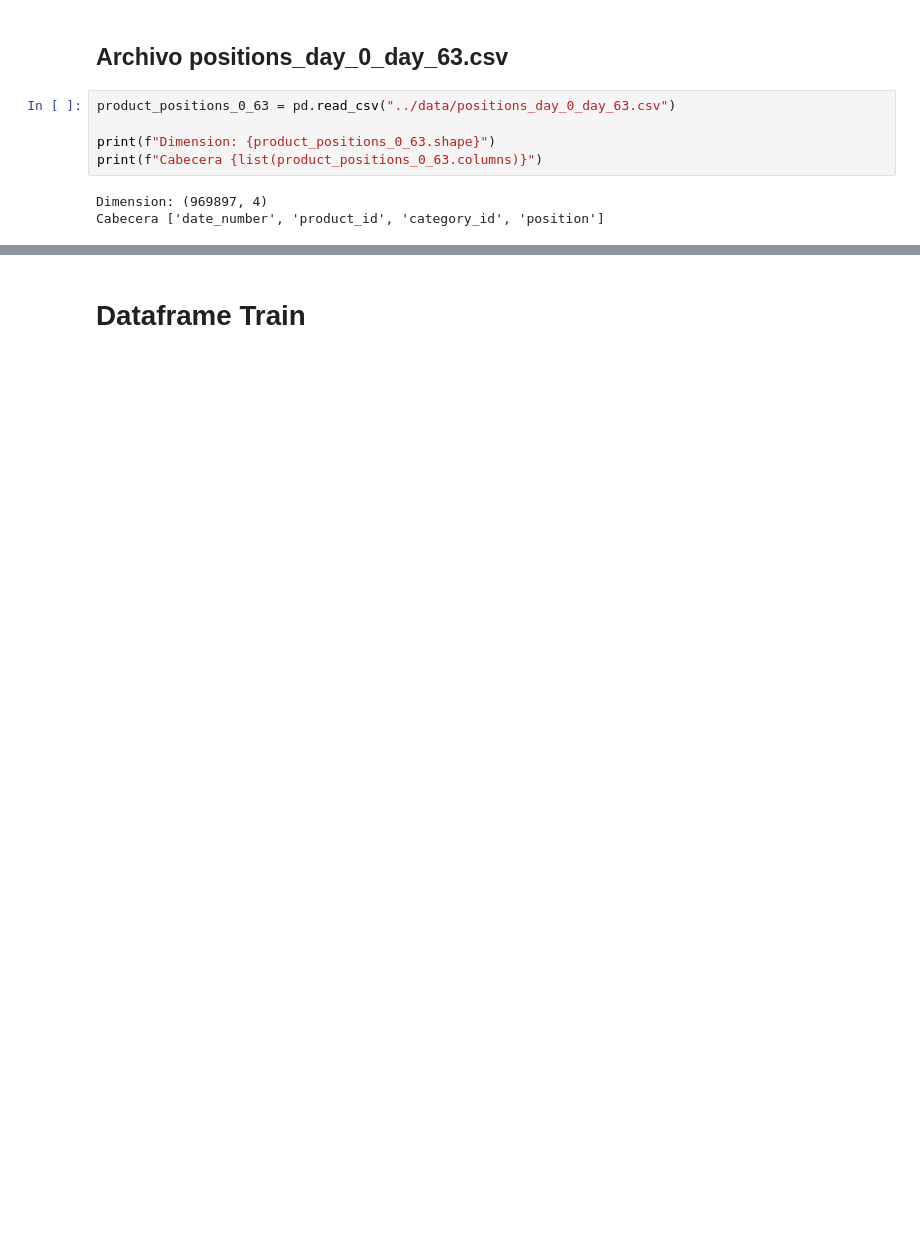
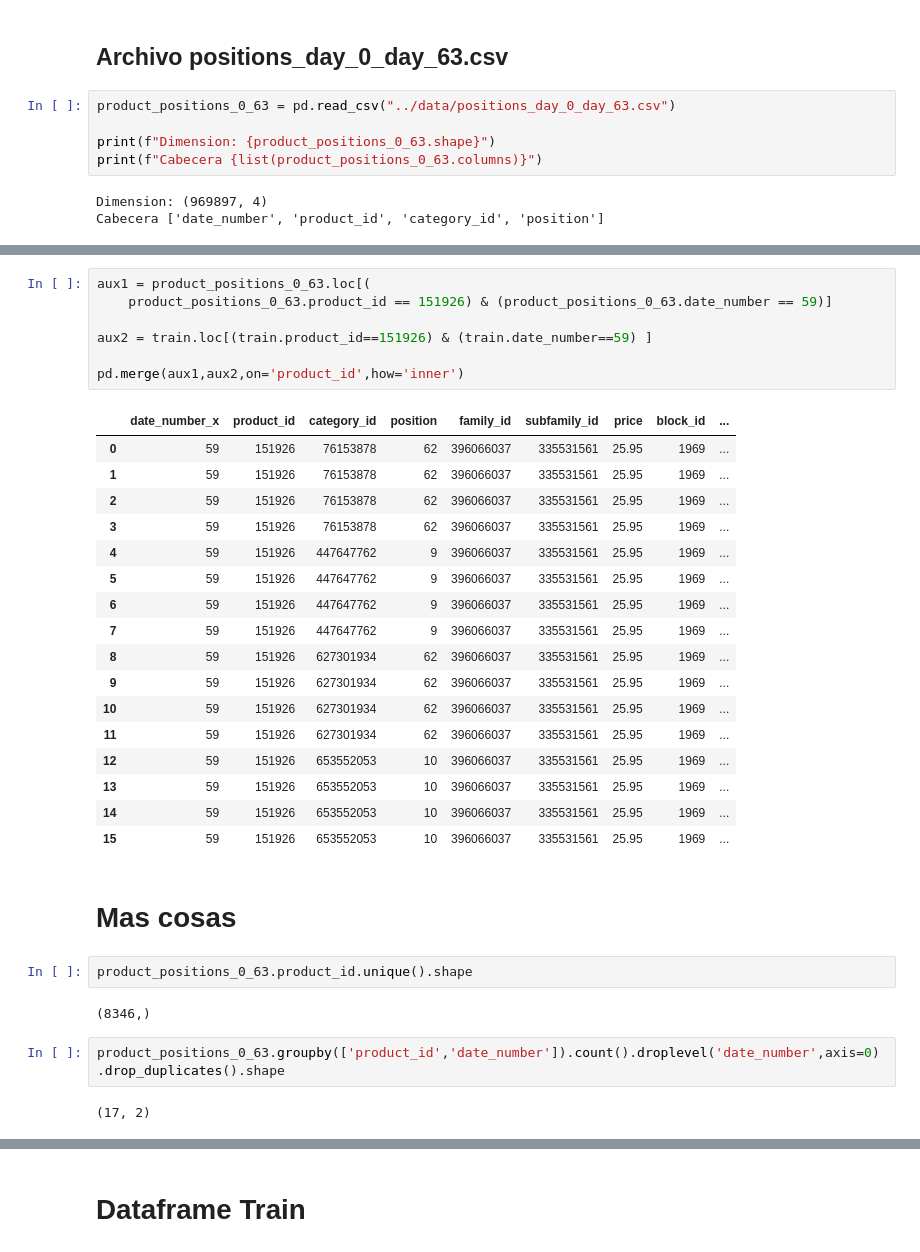
Before and after one commit to rodgomrod/Zara_Competition, a Jupyter notebook: Notebooks/1_EDA.ipynb, the cells around one changed output, grey strips where cells are left out. Cells and saved outputs as stored; diff of their text form; blank space fills up the shorter version.

```diff
--- a/Notebooks/1_EDA.ipynb
+++ b/Notebooks/1_EDA.ipynb
@@ -77,0 +146,35 @@ product_positions_0_63.head()
+# %%
+aux1 = product_positions_0_63.loc[(
+    product_positions_0_63.product_id == 151926) & (product_positions_0_63.date_number == 59)]
+
+aux2 = train.loc[(train.product_id==151926) & (train.date_number==59) ]
+
+pd.merge(aux1,aux2,on='product_id',how='inner')
+# %% [output]
+|  | date_number_x | product_id | category_id | position | family_id | subfamily_id | price | block_id | ... |
+| 0 | 59 | 151926 | 76153878 | 62 | 396066037 | 335531561 | 25.95 | 1969 | ... |
+| 1 | 59 | 151926 | 76153878 | 62 | 396066037 | 335531561 | 25.95 | 1969 | ... |
+| 2 | 59 | 151926 | 76153878 | 62 | 396066037 | 335531561 | 25.95 | 1969 | ... |
+| 3 | 59 | 151926 | 76153878 | 62 | 396066037 | 335531561 | 25.95 | 1969 | ... |
+| 4 | 59 | 151926 | 447647762 | 9 | 396066037 | 335531561 | 25.95 | 1969 | ... |
+| 5 | 59 | 151926 | 447647762 | 9 | 396066037 | 335531561 | 25.95 | 1969 | ... |
+| 6 | 59 | 151926 | 447647762 | 9 | 396066037 | 335531561 | 25.95 | 1969 | ... |
+| 7 | 59 | 151926 | 447647762 | 9 | 396066037 | 335531561 | 25.95 | 1969 | ... |
+| 8 | 59 | 151926 | 627301934 | 62 | 396066037 | 335531561 | 25.95 | 1969 | ... |
+| 9 | 59 | 151926 | 627301934 | 62 | 396066037 | 335531561 | 25.95 | 1969 | ... |
+| 10 | 59 | 151926 | 627301934 | 62 | 396066037 | 335531561 | 25.95 | 1969 | ... |
+| 11 | 59 | 151926 | 627301934 | 62 | 396066037 | 335531561 | 25.95 | 1969 | ... |
+| 12 | 59 | 151926 | 653552053 | 10 | 396066037 | 335531561 | 25.95 | 1969 | ... |
+| 13 | 59 | 151926 | 653552053 | 10 | 396066037 | 335531561 | 25.95 | 1969 | ... |
+| 14 | 59 | 151926 | 653552053 | 10 | 396066037 | 335531561 | 25.95 | 1969 | ... |
+| 15 | 59 | 151926 | 653552053 | 10 | 396066037 | 335531561 | 25.95 | 1969 | ... |
+# %% [markdown]
+# Mas cosas
+# %%
+product_positions_0_63.product_id.unique().shape
+# %% [output]
+(8346,)
+# %%
+product_positions_0_63.groupby(['product_id','date_number']).count().droplevel('date_number',axis=0).drop_duplicates().shape
+# %% [output]
+(17, 2)
```
Also changed, not shown: parts of 45 cells of this notebook.
